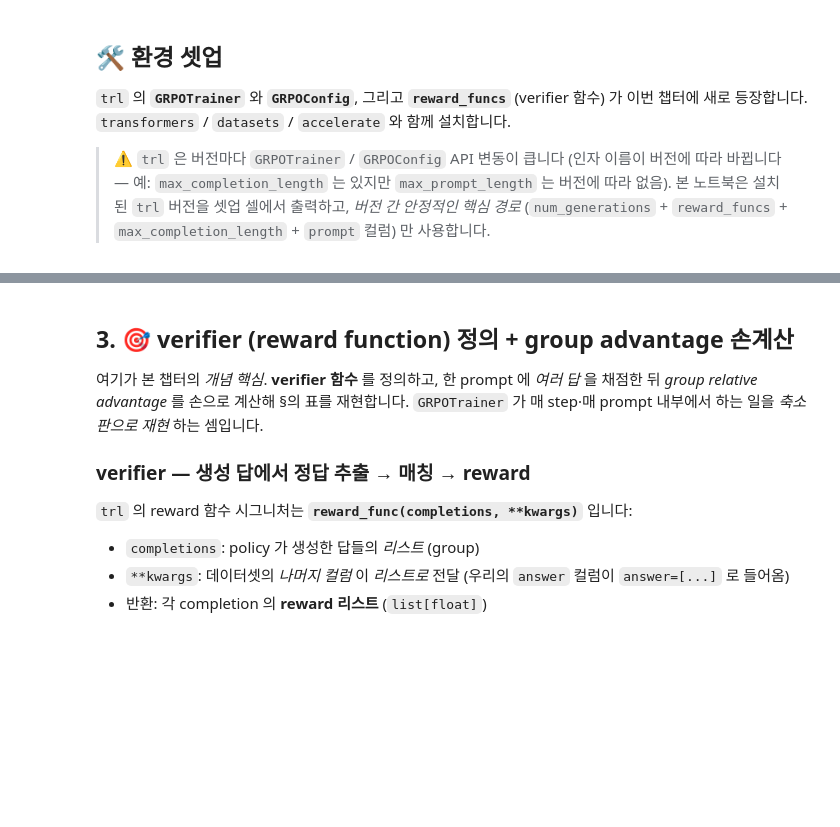
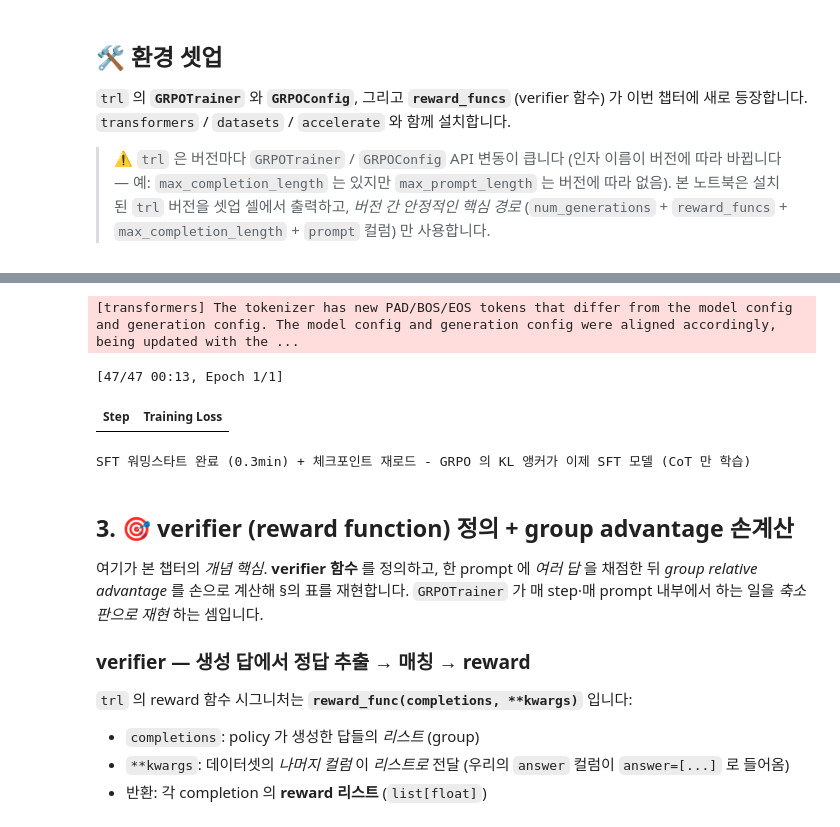
Before and after one commit to yoon-gu/neuqes-101, a Jupyter notebook: executed/31_grpo.ipynb, the cells around one changed output, grey strips where cells are left out. Cells and saved outputs as stored; diff of their text form; code cells hidden in the pictures; blank space fills up the shorter version.

```diff
--- a/executed/31_grpo.ipynb
+++ b/executed/31_grpo.ipynb
@@ -431,3 +415,42 @@ SFT 워밍스타트 완료 (1.1min) + 체크포인트 재로드 - GRPO 의 KL
+# %%
+# === SFT 워밍스타트 === GRPO 전에 글자 세기 포맷+풀이를 지도학습 (비제로 시작점)
+# Ch 28 과 동일하게 SFTTrainer + completion_only_loss=True 로 *답변(CoT)만* 학습합니다.
+# (prompt 토큰은 labels=-100 으로 가림 - prompt 까지 외우지 않고 "풀이+정답 생성" 에만 집중)
+from trl import SFTTrainer, SFTConfig
+
+sft_raw = make_charcount(1500, seed=SEED + 7, exclude=EVAL_PROMPTS)   # eval 과 겹침 0
+# SFT 타깃은 CoT(각 글자 비교 + \boxed{개수}). SFTTrainer: (prompt, completion) 포맷.
+sft_ds = sft_raw.select_columns(["prompt", "cot"]).rename_column("cot", "completion")
+
+sft_config = SFTConfig(
+    output_dir="./out_grpo_sft", num_train_epochs=1,
+    per_device_train_batch_size=32, learning_rate=5e-4,
+    warmup_steps=0.1, lr_scheduler_type="cosine", max_grad_norm=1.0,  # 1 미만이면 전체 step 대비 비율로 해석
+    max_length=96,               # CoT(최대 6줄 비교 + boxed) + prompt 를 담을 길이
+    completion_only_loss=True,   # <- 핵심: 답변만 loss, prompt 은 -100 으로 가림 (Ch 28 과 동일)
+    packing=False,               # 샘플 경계 유지 (마스킹 정확도)
+    fp16=torch.cuda.is_available(), logging_steps=50, save_strategy="no", report_to="none")
+sft_trainer = SFTTrainer(model=policy, args=sft_config, train_dataset=sft_ds,
+                         processing_class=tokenizer)
+t0 = time.time(); sft_trainer.train()
+
+# ⚠️ GRPO 의 KL 앵커(reference) 는 policy.config._name_or_path 에서 새로 로드됩니다.
+#   인메모리 SFT 만 하면 그 경로가 여전히 base("skt/kogpt2-base-v2") 라, GRPO 가 *base 기준* 으로
+#   KL 을 재서 SFT 로 배운 글자 세기를 도로 지웁니다(=학습이 base 로 되끌림). 그래서 SFT 체크포인트를
+#   디스크에 저장하고 그 경로에서 다시 로드해, reference 가 "base" 가 아니라 "SFT 모델" 이 되게 합니다.
+SFT_CKPT = "./out_grpo_sft/sft_ckpt"
+sft_trainer.save_model(SFT_CKPT); tokenizer.save_pretrained(SFT_CKPT)
+del sft_trainer, policy
+torch.cuda.empty_cache() if torch.cuda.is_available() else None
+policy = AutoModelForCausalLM.from_pretrained(SFT_CKPT).to(device)   # config._name_or_path = SFT_CKPT
+policy.config.pad_token_id = tokenizer.pad_token_id
+print(f"SFT 워밍스타트 완료 ({(time.time()-t0)/60:.1f}min) + 체크포인트 재로드 "
+      f"- GRPO 의 KL 앵커가 이제 SFT 모델 (CoT 만 학습)")
+# %% [output]
+[transformers] The tokenizer has new PAD/BOS/EOS tokens that differ from the model config and generation config. The model config and generation config were aligned accordingly, being updated with the ...
+[47/47 00:13, Epoch 1/1]
+| Step | Training Loss |
+SFT 워밍스타트 완료 (0.3min) + 체크포인트 재로드 - GRPO 의 KL 앵커가 이제 SFT 모델 (CoT 만 학습)
 # %% [markdown]
 ## 3. 🎯 verifier (reward function) 정의 + group advantage 손계산
 
```
Also changed, not shown: parts of 20 cells of this notebook, 1 other file.
